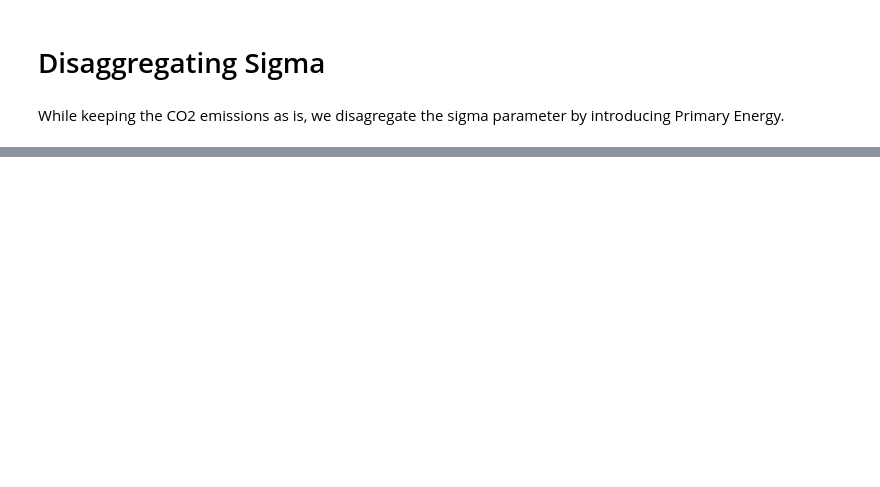
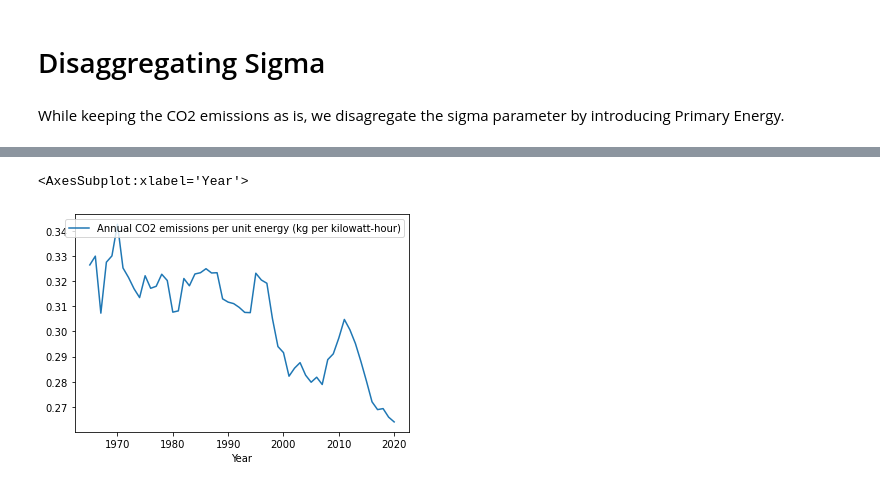
Before and after one commit to maryamalki/PyRICE_2022, a Jupyter notebook: new_data/kaya_parameters.ipynb, the cells around one changed output, grey strips where cells are left out. Saved outputs shown, nothing was run; the diff lists cells and outputs as text; code cells hidden in the pictures; blank space fills up the shorter version.

```diff
--- a/new_data/kaya_parameters.ipynb
+++ b/new_data/kaya_parameters.ipynb
@@ -87,0 +222,2 @@ BP_Primary_Energy = pd.concat(frames)
+# %%
+test = pd.read_csv('co2-per-unit-energy.csv')
@@ -87,0 +240,7 @@ BP_Primary_Energy = pd.concat(frames)
+# %%
+# China
+China = test[test['Entity'] == 'China']
+China.plot(x = 'Year', y = 'Annual CO2 emissions per unit energy (kg per kilowatt-hour)')
+# %% [output]
+<AxesSubplot:xlabel='Year'>
+[figure, added]
```
Also changed, not shown: parts of 18 cells of this notebook, 3 other files.
